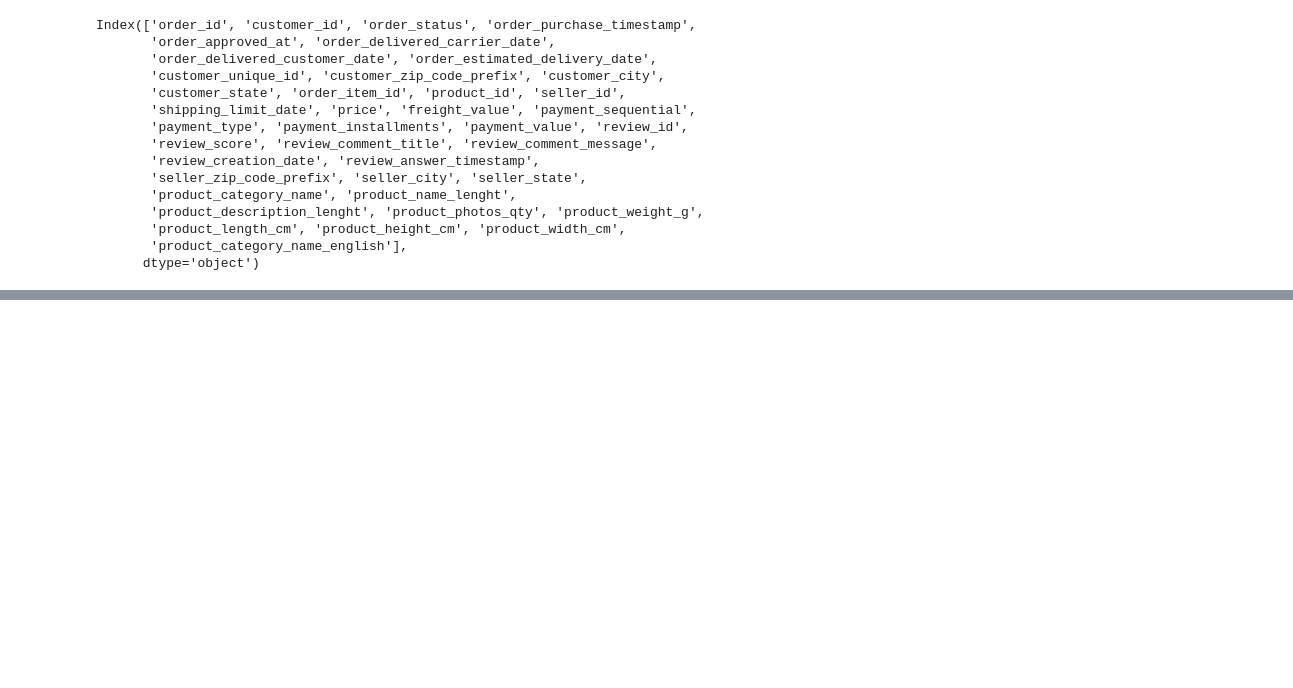
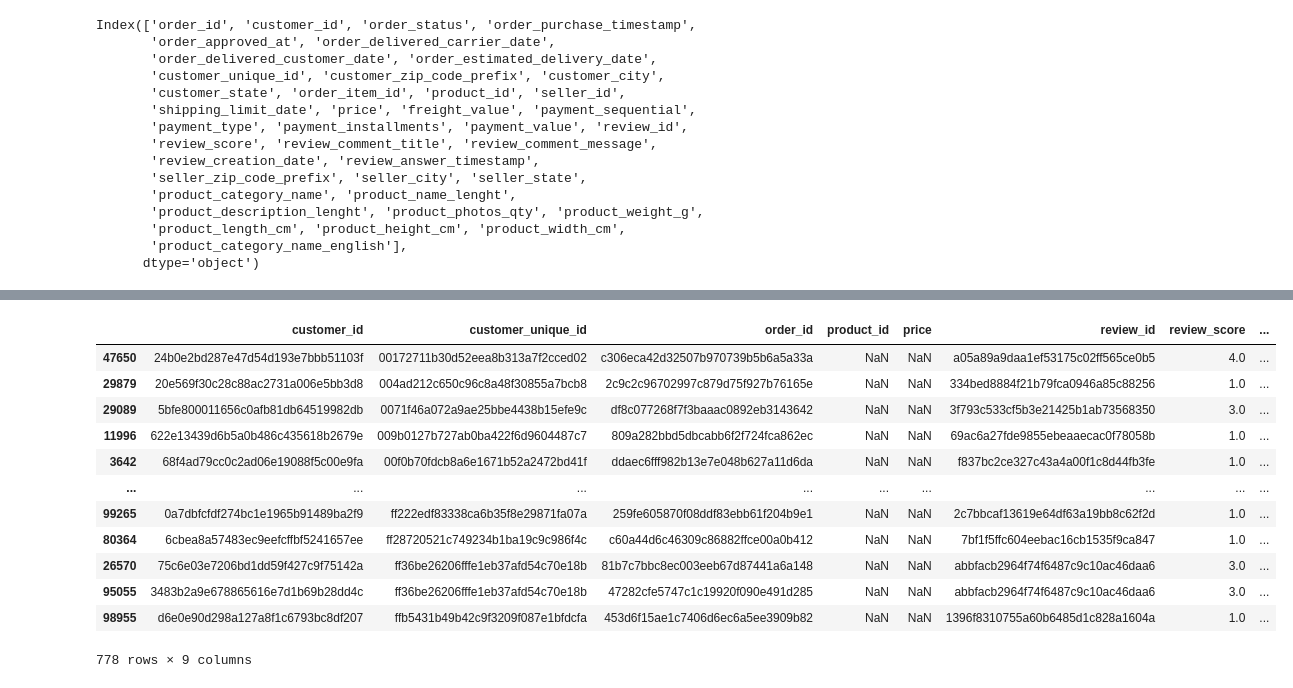
Before and after one commit to ThomasMeb/Projet_4, a Jupyter notebook: main.ipynb, the cells around one changed output, grey strips where cells are left out. Saved outputs shown, nothing was run; the diff lists cells and outputs as text; code cells hidden in the pictures; blank space fills up the shorter version.

```diff
--- a/main.ipynb
+++ b/main.ipynb
@@ -200,0 +367,20 @@ df.head()
+# %%
+df['order_purchase_timestamp'] = pd.to_datetime(data['order_purchase_timestamp'])
+# %%
+df.sort_values(by='customer_unique_id', inplace=True)
+# %%
+df.loc[df['price'].isnull()]
+# %% [output]
+|  | customer_id | customer_unique_id | order_id | product_id | price | review_id | review_score | ... |
+| 47650 | 24b0e2bd287e47d54d193e7bbb51103f | 00172711b30d52eea8b313a7f2cced02 | c306eca42d32507b970739b5b6a5a33a | NaN | NaN | a05a89a9daa1ef53175c02ff565ce0b5 | 4.0 | ... |
+| 29879 | 20e569f30c28c88ac2731a006e5bb3d8 | 004ad212c650c96c8a48f30855a7bcb8 | 2c9c2c96702997c879d75f927b76165e | NaN | NaN | 334bed8884f21b79fca0946a85c88256 | 1.0 | ... |
+| 29089 | 5bfe800011656c0afb81db64519982db | 0071f46a072a9ae25bbe4438b15efe9c | df8c077268f7f3baaac0892eb3143642 | NaN | NaN | 3f793c533cf5b3e21425b1ab73568350 | 3.0 | ... |
+| 11996 | 622e13439d6b5a0b486c435618b2679e | 009b0127b727ab0ba422f6d9604487c7 | 809a282bbd5dbcabb6f2f724fca862ec | NaN | NaN | 69ac6a27fde9855ebeaaecac0f78058b | 1.0 | ... |
+| 3642 | 68f4ad79cc0c2ad06e19088f5c00e9fa | 00f0b70fdcb8a6e1671b52a2472bd41f | ddaec6fff982b13e7e048b627a11d6da | NaN | NaN | f837bc2ce327c43a4a00f1c8d44fb3fe | 1.0 | ... |
+| ... | ... | ... | ... | ... | ... | ... | ... | ... |
+| 99265 | 0a7dbfcfdf274bc1e1965b91489ba2f9 | ff222edf83338ca6b35f8e29871fa07a | 259fe605870f08ddf83ebb61f204b9e1 | NaN | NaN | 2c7bbcaf13619e64df63a19bb8c62f2d | 1.0 | ... |
+| 80364 | 6cbea8a57483ec9eefcffbf5241657ee | ff28720521c749234b1ba19c9c986f4c | c60a44d6c46309c86882ffce00a0b412 | NaN | NaN | 7bf1f5ffc604eebac16cb1535f9ca847 | 1.0 | ... |
+| 26570 | 75c6e03e7206bd1dd59f427c9f75142a | ff36be26206fffe1eb37afd54c70e18b | 81b7c7bbc8ec003eeb67d87441a6a148 | NaN | NaN | abbfacb2964f74f6487c9c10ac46daa6 | 3.0 | ... |
+| 95055 | 3483b2a9e678865616e7d1b69b28dd4c | ff36be26206fffe1eb37afd54c70e18b | 47282cfe5747c1c19920f090e491d285 | NaN | NaN | abbfacb2964f74f6487c9c10ac46daa6 | 3.0 | ... |
+| 98955 | d6e0e90d298a127a8f1c6793bc8df207 | ffb5431b49b42c9f3209f087e1bfdcfa | 453d6f15ae1c7406d6ec6a5ee3909b82 | NaN | NaN | 1396f8310755a60b6485d1c828a1604a | 1.0 | ... |
+778 rows × 9 columns
```
Also changed, not shown: parts of 37 cells of this notebook, 2 other files.
